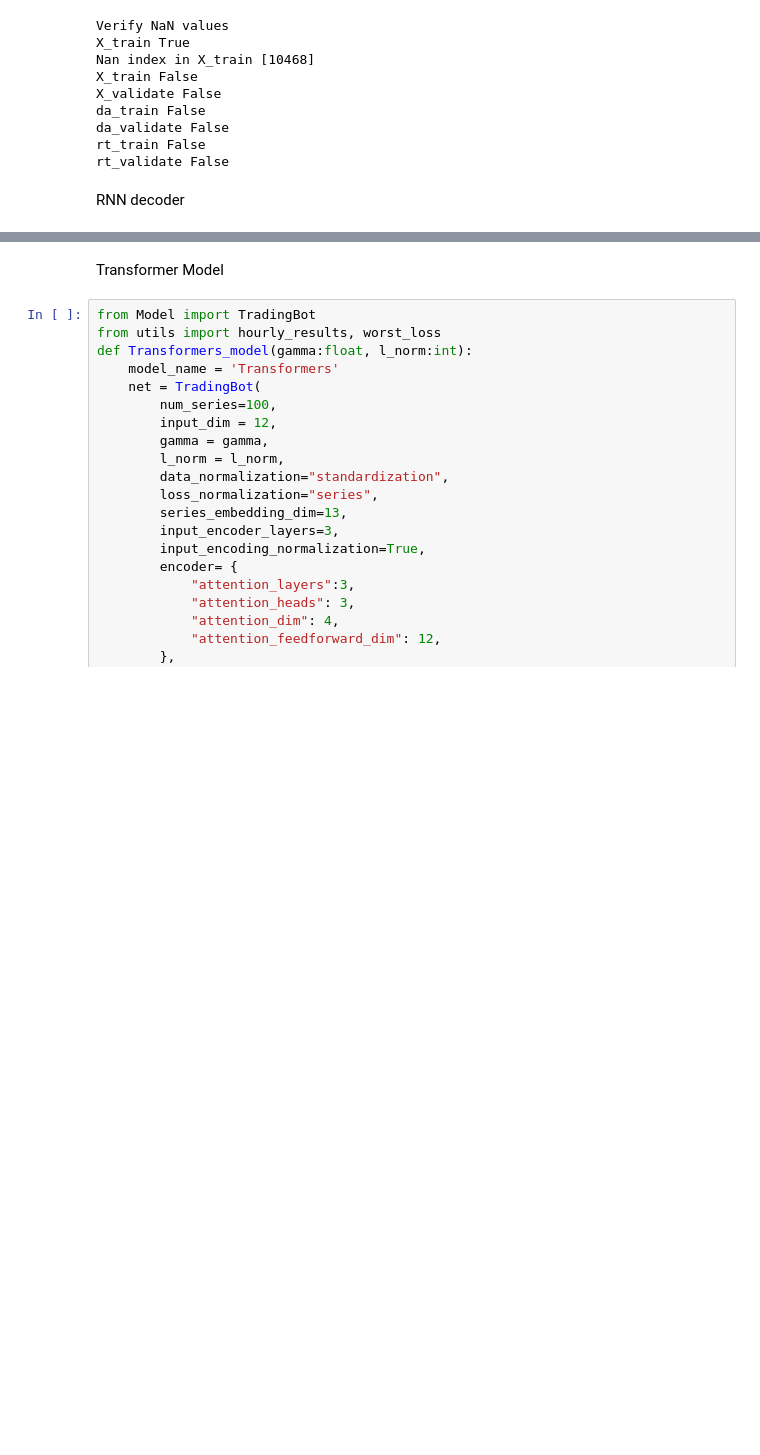
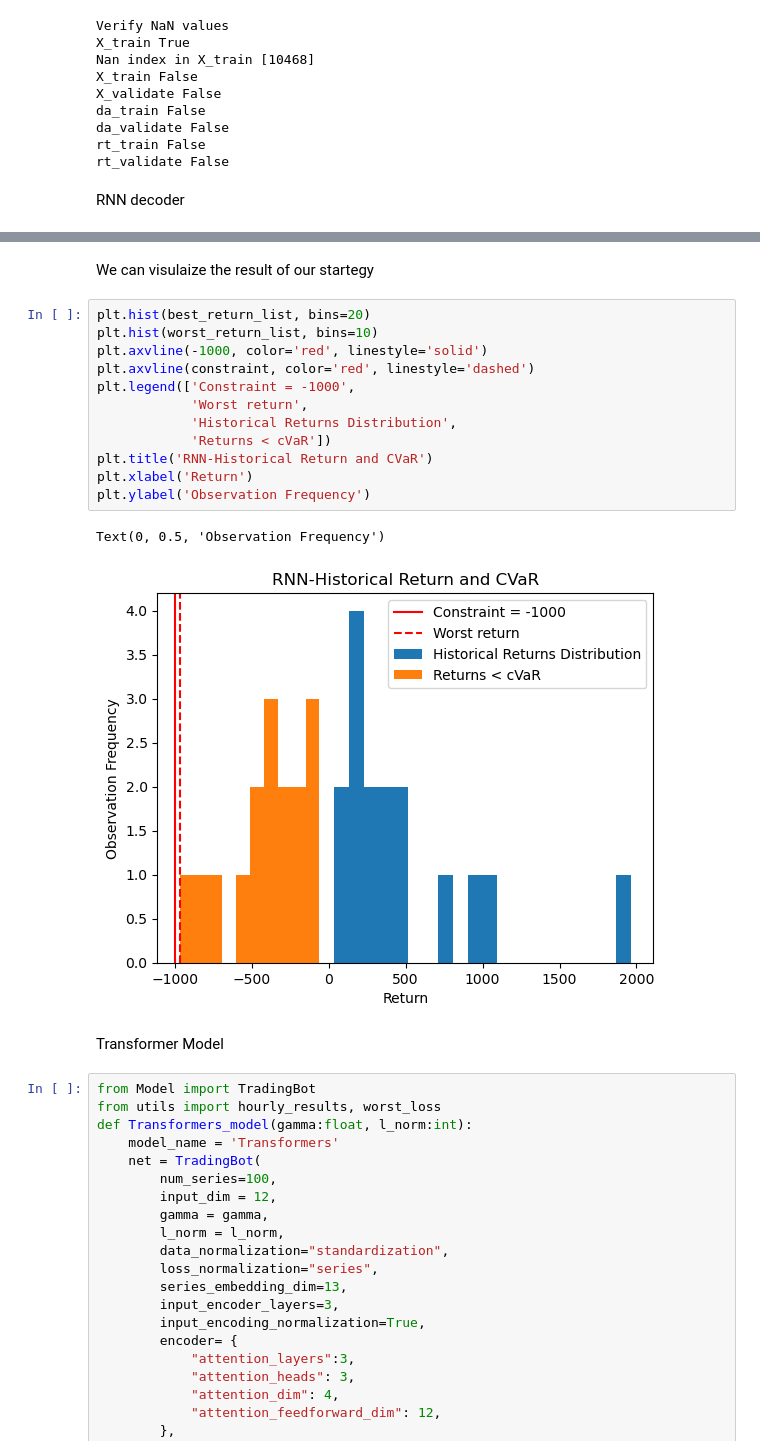
Before and after one commit to vincehass/TradeBot-Transformers, a Jupyter notebook: TransformerExperiments.ipynb, the cells around one changed output, grey strips where cells are left out. Cells and saved outputs as stored; diff of their text form; blank space fills up the shorter version.

```diff
--- a/TransformerExperiments.ipynb
+++ b/TransformerExperiments.ipynb
@@ -234,3 +249,20 @@ pd_dict
+# %% [markdown]
+We can visulaize the result of our startegy
+# %%
+plt.hist(best_return_list, bins=20)
+plt.hist(worst_return_list, bins=10)
+plt.axvline(-1000, color='red', linestyle='solid')
+plt.axvline(constraint, color='red', linestyle='dashed')
+plt.legend(['Constraint = -1000',
+            'Worst return',
+            'Historical Returns Distribution',
+            'Returns < cVaR'])
+plt.title('RNN-Historical Return and CVaR')
+plt.xlabel('Return')
+plt.ylabel('Observation Frequency')
+# %% [output]
+Text(0, 0.5, 'Observation Frequency')
+[figure, added]
 # %% [markdown]
 Transformer Model
 # %%
```
Also changed, not shown: parts of 11 cells of this notebook, 7 other files.
